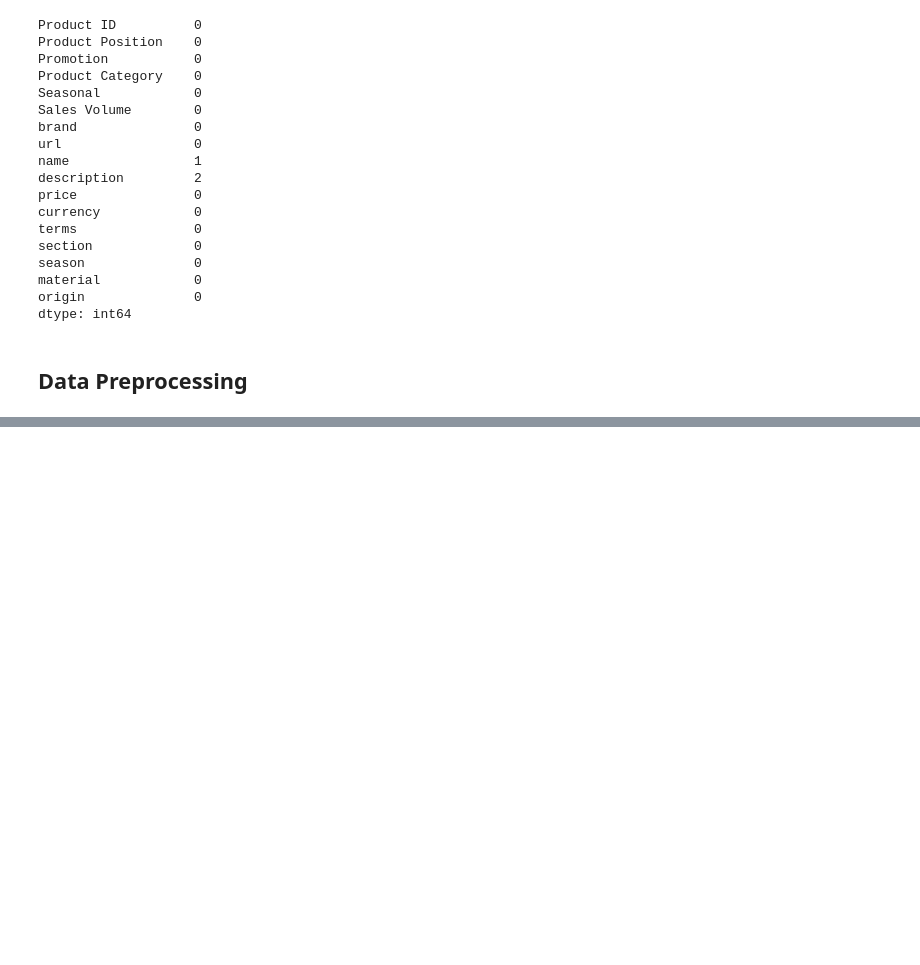
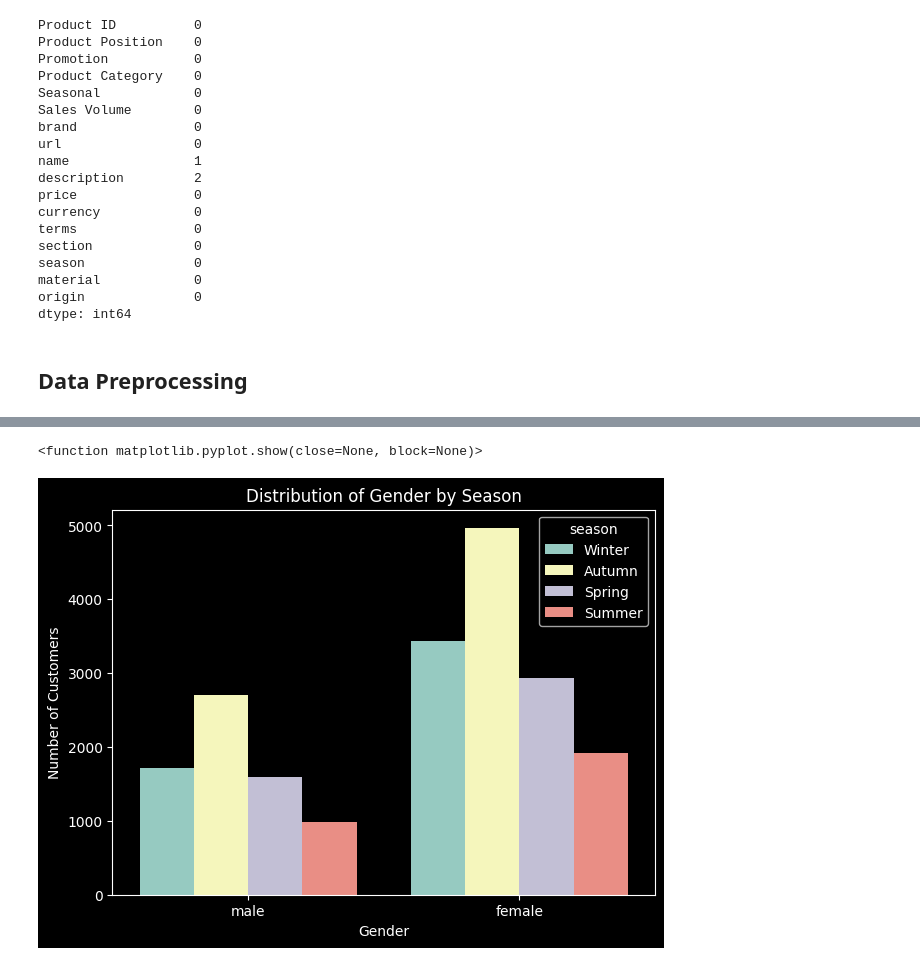
Before and after one commit to sumeet-016/Business-Sales-Data-Analysis-and-Prediction, a Jupyter notebook: DataAnalysis.ipynb, the cells around one changed output, grey strips where cells are left out. Saved outputs shown, nothing was run; the diff lists cells and outputs as text; code cells hidden in the pictures; blank space fills up the shorter version.

```diff
--- a/DataAnalysis.ipynb
+++ b/DataAnalysis.ipynb
@@ -207,0 +196,14 @@ sns.kdeplot(data['price_log'])
+# %%
+plt.figure(figsize=(7, 5))
+sns.countplot(
+    data=data,
+    x='gender',
+    hue='season'
+)
+plt.xlabel('Gender')
+plt.ylabel('Number of Customers')
+plt.title('Distribution of Gender by Season')
+plt.show()
+# %% [output]
+<function matplotlib.pyplot.show(close=None, block=None)>
+[figure, added]
```
Also changed, not shown: parts of 11 cells of this notebook.
